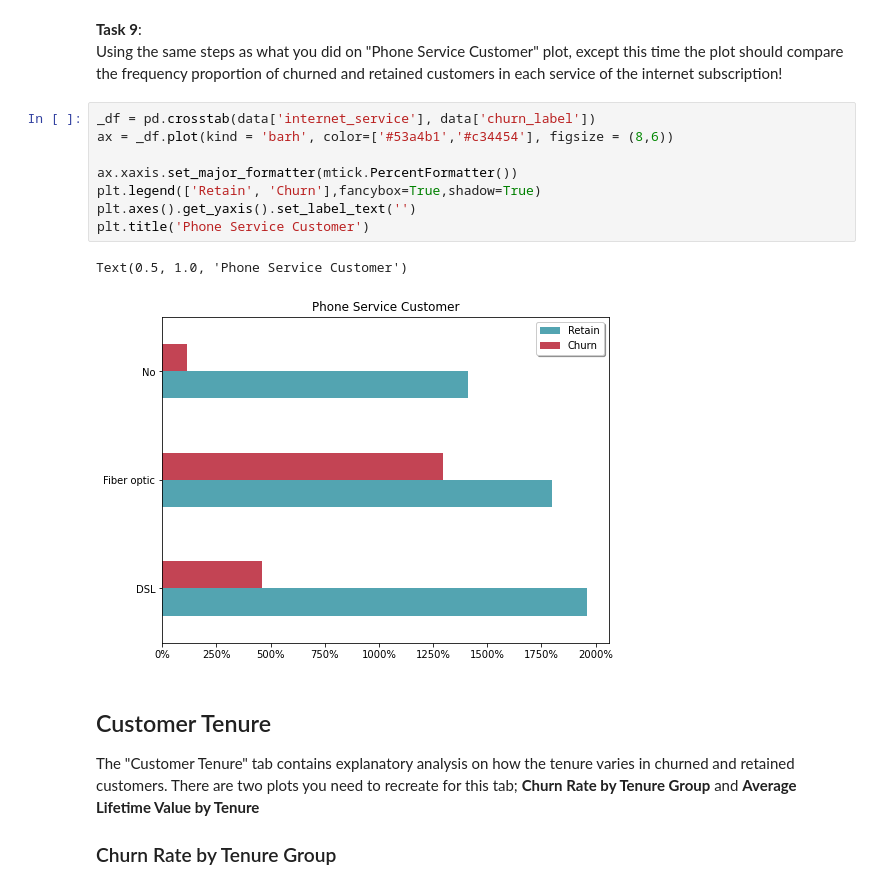
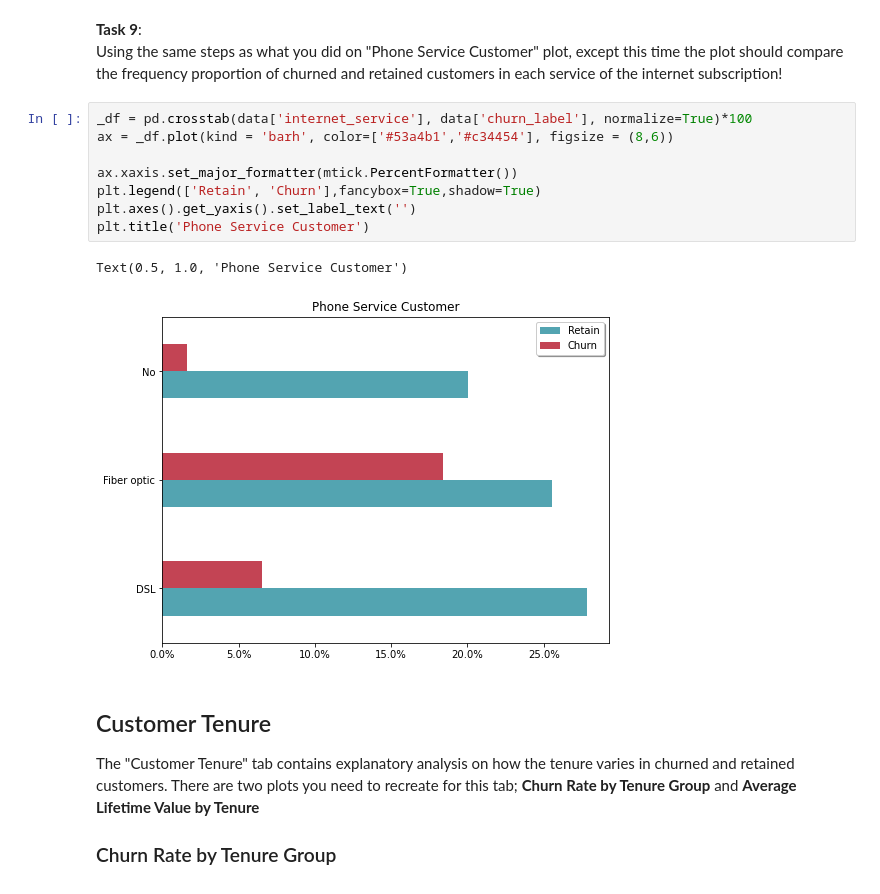
Before and after one commit to frizyrusty/TrainingCapstone, a Jupyter notebook: Customer_Churn_Analysis_Rachmad_Farizd.ipynb, the cells around one changed output. Cells and saved outputs as stored; diff of their text form.

```diff
--- a/Customer_Churn_Analysis_Rachmad_Farizd.ipynb
+++ b/Customer_Churn_Analysis_Rachmad_Farizd.ipynb
@@ -303,16 +317,16 @@ Text(0.5, 1.0, 'Phone Service Customer')
 **Task 9**:
 Using the same steps as what you did on "Phone Service Customer" plot, except this time the plot should compare  the frequency proportion of churned and retained customers in each service of the internet subscription!
 # %%
-_df = pd.crosstab(data['internet_service'], data['churn_label'])
+_df = pd.crosstab(data['internet_service'], data['churn_label'], normalize=True)*100
 ax = _df.plot(kind = 'barh', color=['#53a4b1','#c34454'], figsize = (8,6))
 
 ax.xaxis.set_major_formatter(mtick.PercentFormatter())
 plt.legend(['Retain', 'Churn'],fancybox=True,shadow=True)
 plt.axes().get_yaxis().set_label_text('')
 plt.title('Phone Service Customer')
 # %% [output]
 Text(0.5, 1.0, 'Phone Service Customer')
-[figure, old version]
+[figure, new version]
 # %% [markdown]
 ## Customer Tenure
 
```
Also changed, not shown: parts of 5 cells of this notebook, 2 other files.
